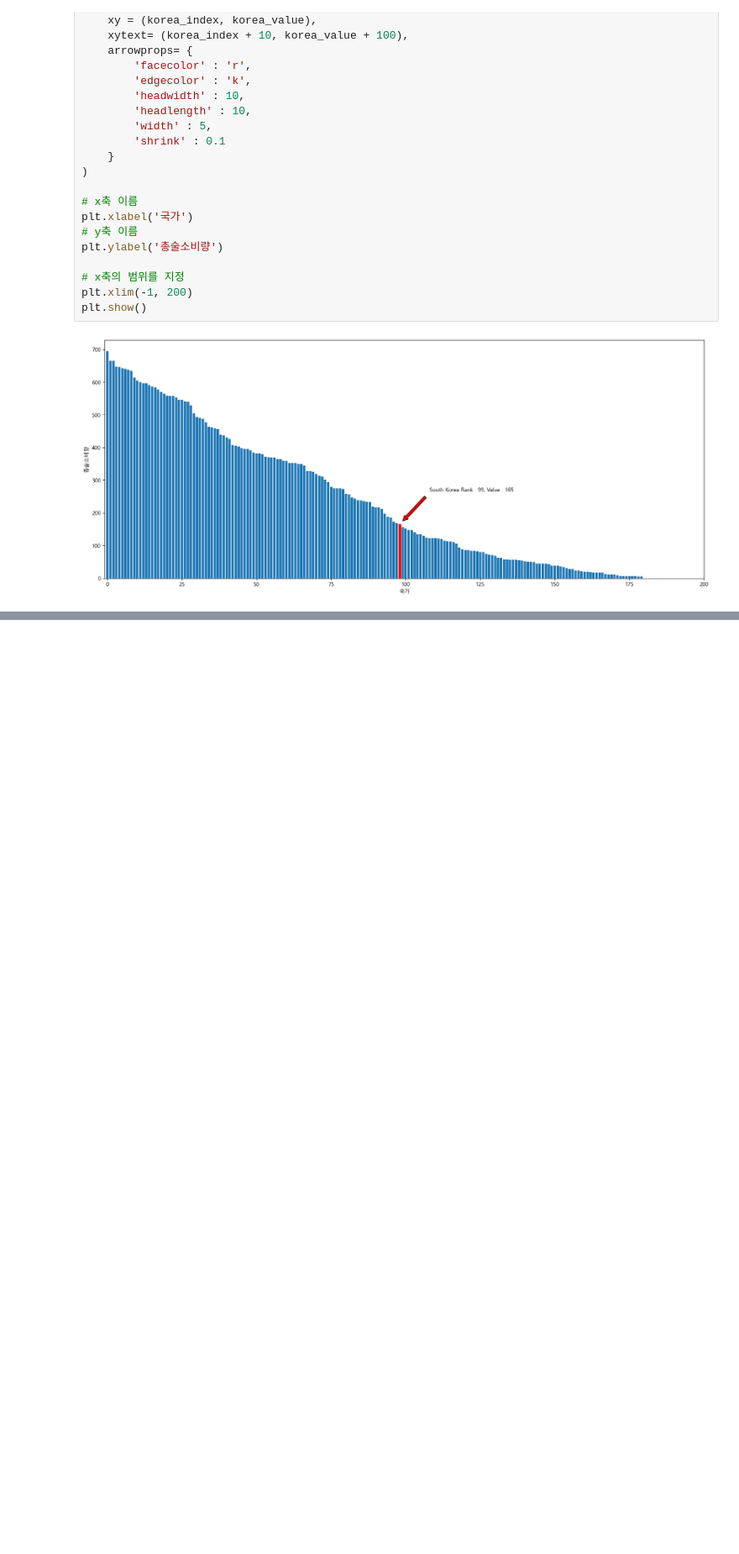
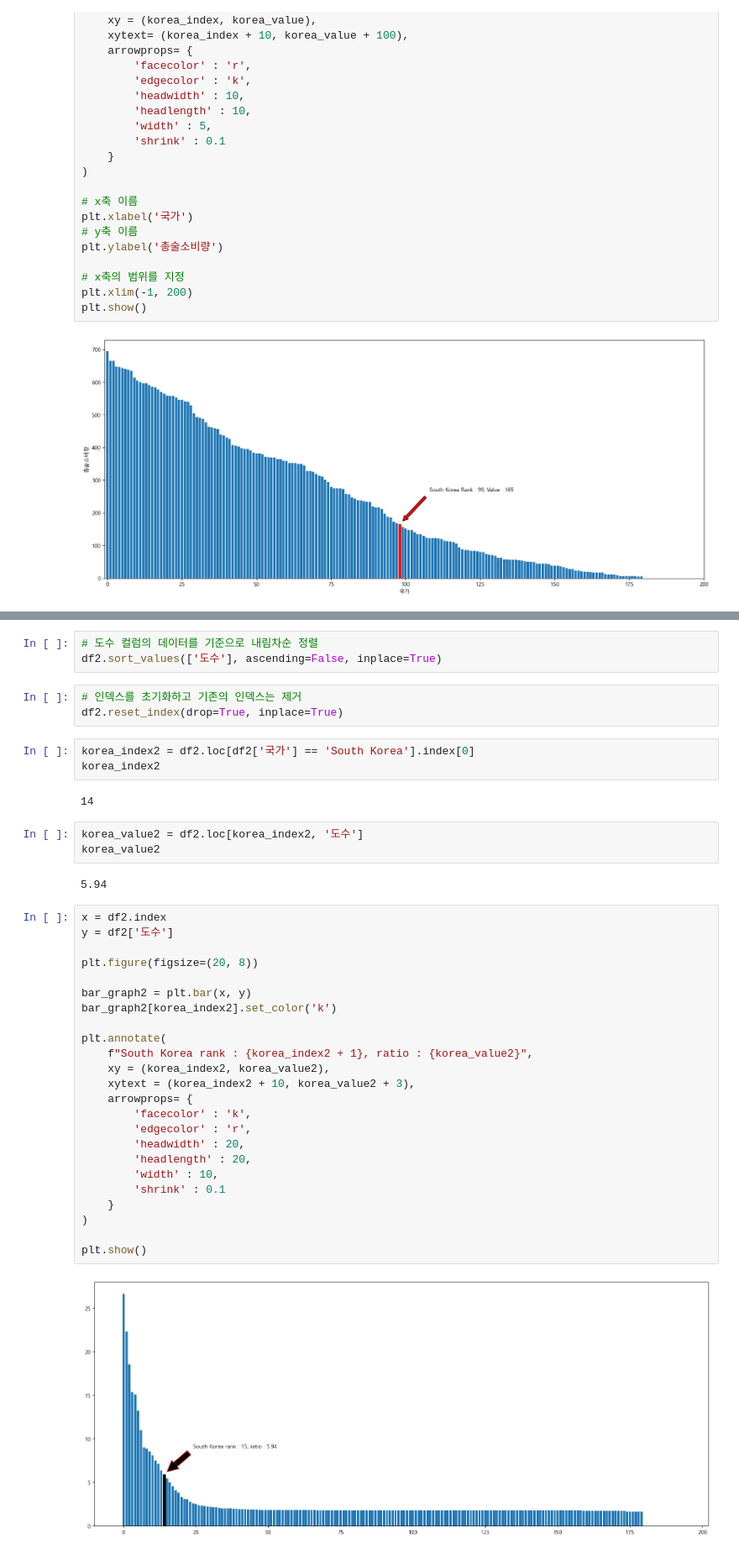
Before and after one commit to bsmoon-86/ezen_2406, a Jupyter notebook: python/240713/02_drinks.ipynb, the cells around one changed output, grey strips where cells are left out. Shown at 84% size. Drawn from its saved outputs; the diff is of its cells as text; blank space fills up the shorter version.

```diff
--- a/python/240713/02_drinks.ipynb
+++ b/python/240713/02_drinks.ipynb
@@ -195,0 +215,42 @@ plt.show()
+# %%
+# 도수 컬럼의 데이터를 기준으로 내림차순 정렬
+df2.sort_values(['도수'], ascending=False, inplace=True)
+# %%
+# 인덱스를 초기화하고 기존의 인덱스는 제거
+df2.reset_index(drop=True, inplace=True)
+# %%
+korea_index2 = df2.loc[df2['국가'] == 'South Korea'].index[0]
+korea_index2
+# %% [output]
+14
+# %%
+korea_value2 = df2.loc[korea_index2, '도수']
+korea_value2
+# %% [output]
+5.94
+# %%
+x = df2.index
+y = df2['도수']
+
+plt.figure(figsize=(20, 8))
+
+bar_graph2 = plt.bar(x, y)
+bar_graph2[korea_index2].set_color('k')
+
+plt.annotate(
+    f"South Korea rank : {korea_index2 + 1}, ratio : {korea_value2}",
+    xy = (korea_index2, korea_value2),
+    xytext = (korea_index2 + 10, korea_value2 + 3),
+    arrowprops= {
+        'facecolor' : 'k',
+        'edgecolor' : 'r',
+        'headwidth' : 20,
+        'headlength' : 20,
+        'width' : 10,
+        'shrink' : 0.1
+    }
+)
+
+plt.show()
+# %% [output]
+[figure, added]
```
Also changed, not shown: parts of 4 cells of this notebook, 1 other file.
